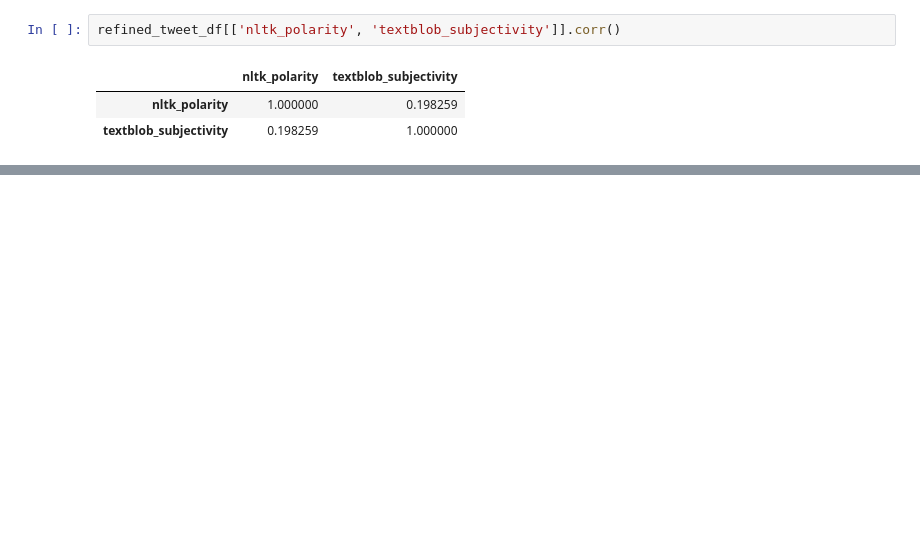
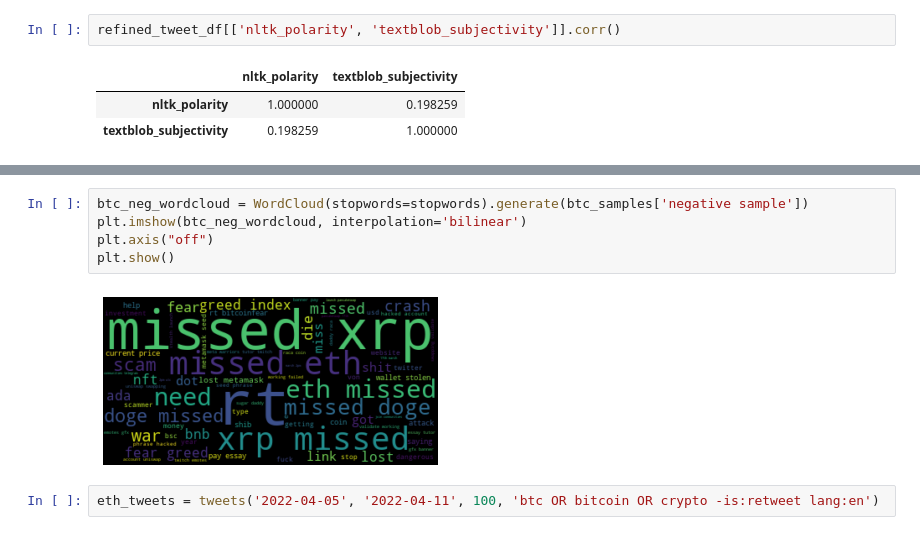
Before and after one commit to LaachH/dream_team, a Jupyter notebook: gunin files/refined.ipynb, the cells around one changed output, grey strips where cells are left out. Cells and saved outputs as stored; diff of their text form; blank space fills up the shorter version.

```diff
--- a/gunin files/refined.ipynb
+++ b/gunin files/refined.ipynb
@@ -233,0 +376,9 @@ refined_tweet_df[['nltk_polarity', 'textblob_subjectivity']].corr()
+# %%
+btc_neg_wordcloud = WordCloud(stopwords=stopwords).generate(btc_samples['negative sample'])
+plt.imshow(btc_neg_wordcloud, interpolation='bilinear')
+plt.axis("off")
+plt.show()
+# %% [output]
+[figure, added]
+# %%
+eth_tweets = tweets('2022-04-05', '2022-04-11', 100, 'btc OR bitcoin OR crypto -is:retweet lang:en')
```
Also changed, not shown: parts of 17 cells of this notebook, 17 other files.
